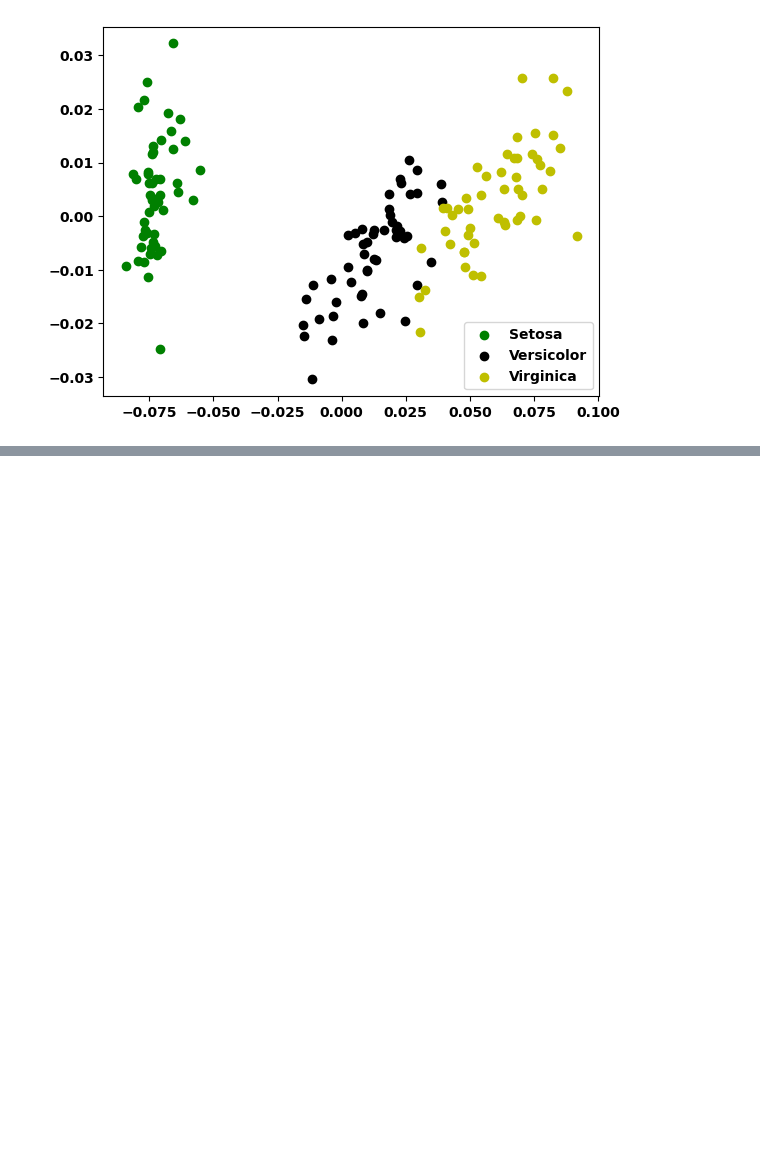
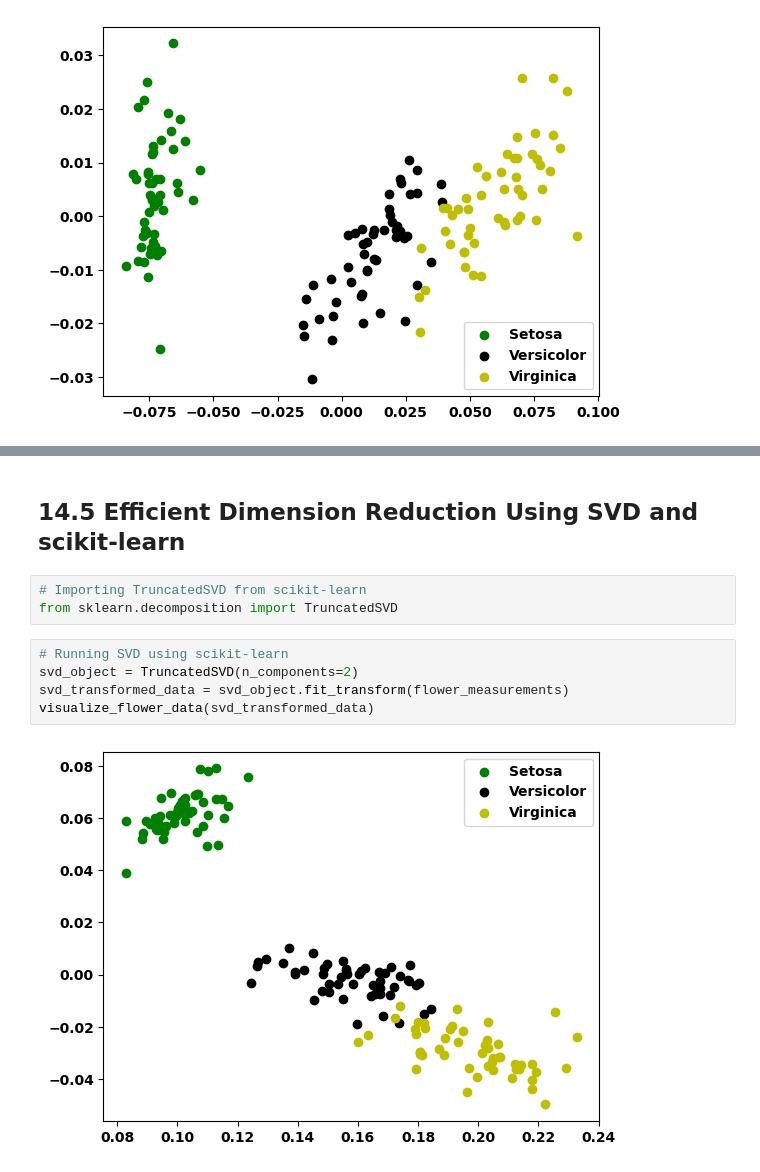
Before and after one commit to IanSinColorado/DataScienceBootcamp, a Jupyter notebook: Chapter14.ipynb, the cells around one changed output, grey strips where cells are left out. Saved outputs shown, nothing was run; the diff lists cells and outputs as text; blank space fills up the shorter version.

```diff
--- a/Chapter14.ipynb
+++ b/Chapter14.ipynb
@@ -582,0 +598,12 @@ visualize_flower_data(dim_reduced_data)
+# %% [markdown]
+## 14.5 Efficient Dimension Reduction Using SVD and scikit-learn
+# %%
+# Importing TruncatedSVD from scikit-learn
+from sklearn.decomposition import TruncatedSVD
+# %%
+# Running SVD using scikit-learn
+svd_object = TruncatedSVD(n_components=2)
+svd_transformed_data = svd_object.fit_transform(flower_measurements)
+visualize_flower_data(svd_transformed_data)
+# %% [output]
+[figure, added]
```
Also changed, not shown: parts of 5 cells of this notebook, 16 other files.
